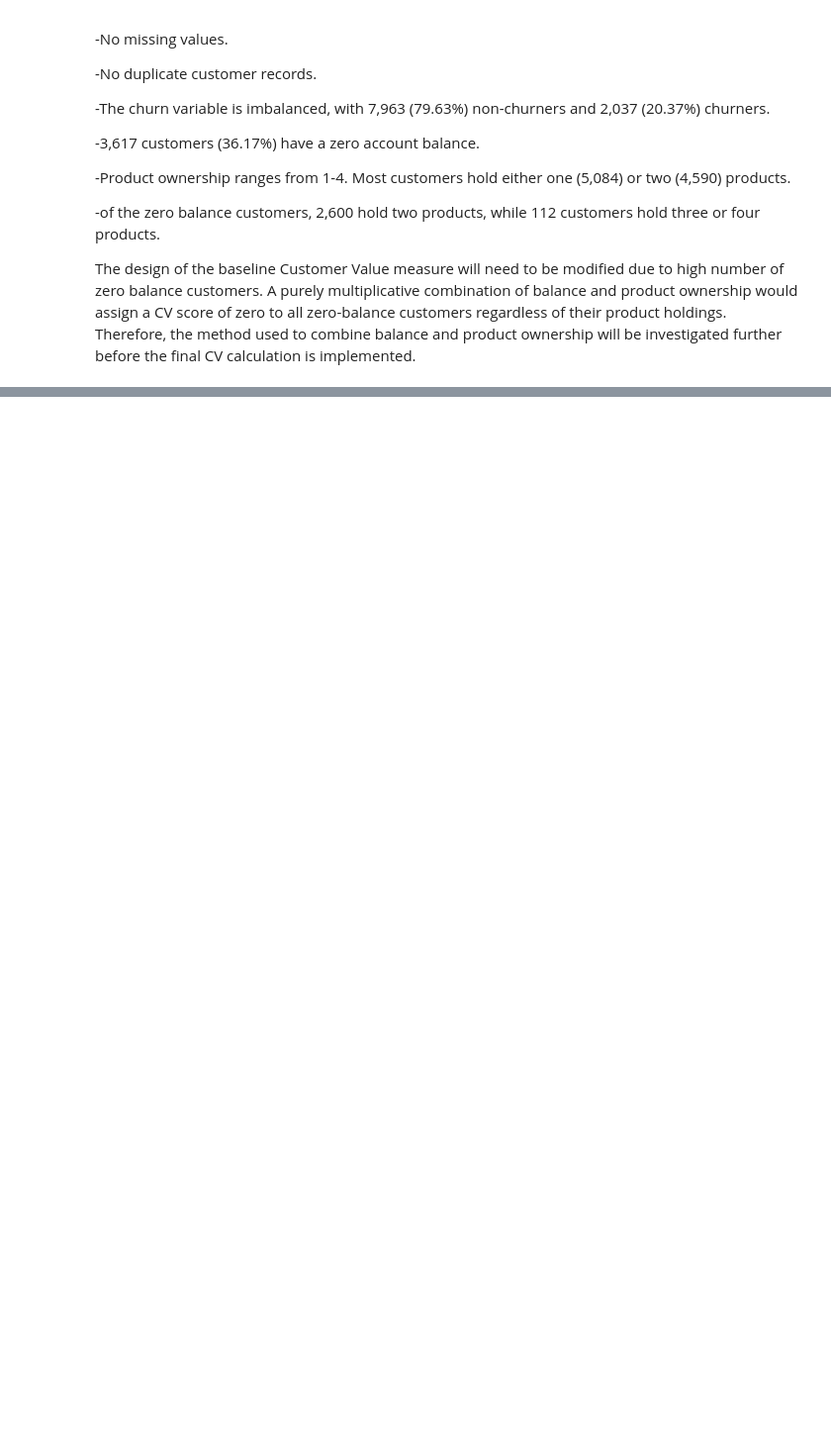
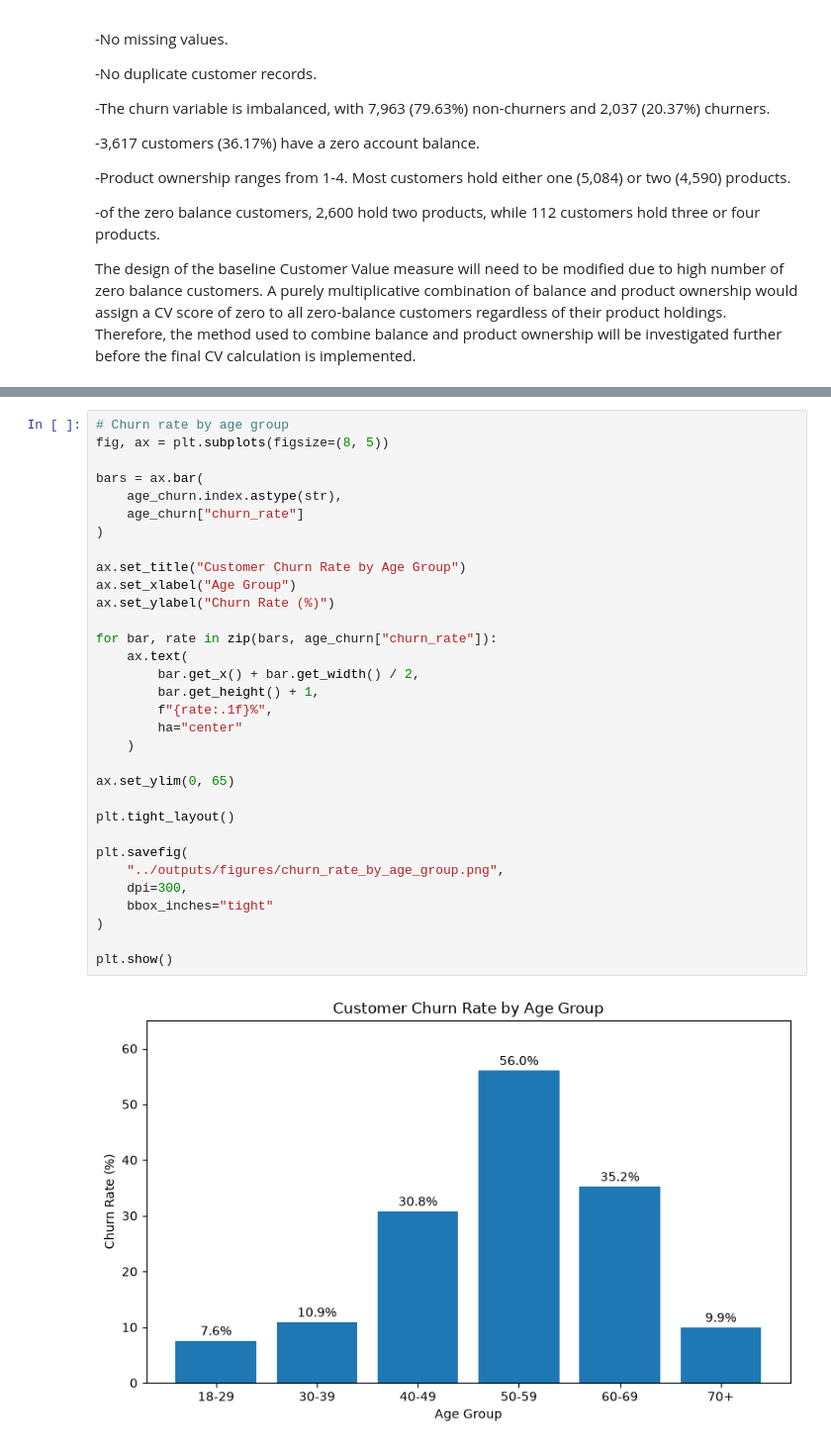
Before and after one commit to ann-fernee/bank-churn-risk-adjusted-cv, a Jupyter notebook: notebooks/churn_risk_adjusted_cv.ipynb, the cells around one changed output, grey strips where cells are left out. Shown at 99% size. Cells and saved outputs as stored; diff of their text form; blank space fills up the shorter version.

```diff
--- a/notebooks/churn_risk_adjusted_cv.ipynb
+++ b/notebooks/churn_risk_adjusted_cv.ipynb
@@ -190,0 +386,34 @@ The design of the baseline Customer Value measure will need to be modified due t
+# %%
+# Churn rate by age group
+fig, ax = plt.subplots(figsize=(8, 5))
+
+bars = ax.bar(
+    age_churn.index.astype(str),
+    age_churn["churn_rate"]
+)
+
+ax.set_title("Customer Churn Rate by Age Group")
+ax.set_xlabel("Age Group")
+ax.set_ylabel("Churn Rate (%)")
+
+for bar, rate in zip(bars, age_churn["churn_rate"]):
+    ax.text(
+        bar.get_x() + bar.get_width() / 2,
+        bar.get_height() + 1,
+        f"{rate:.1f}%",
+        ha="center"
+    )
+
+ax.set_ylim(0, 65)
+
+plt.tight_layout()
+
+plt.savefig(
+    "../outputs/figures/churn_rate_by_age_group.png",
+    dpi=300,
+    bbox_inches="tight"
+)
+
+plt.show()
+# %% [output]
+[figure, added]
```
Also changed, not shown: parts of 41 cells of this notebook.
